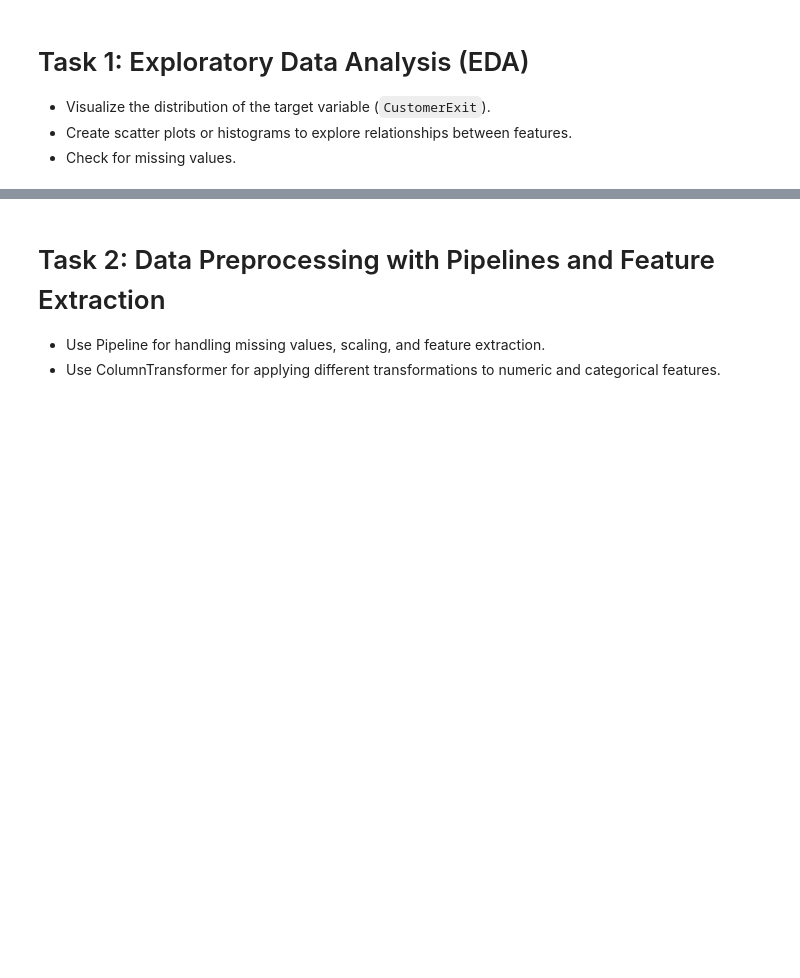
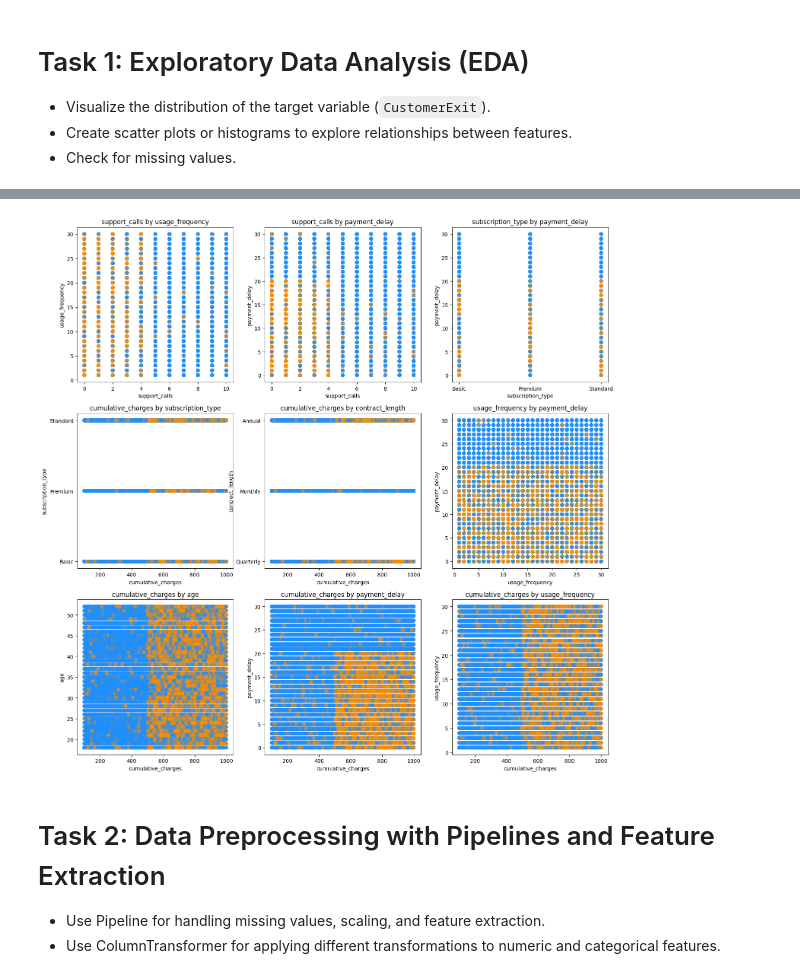
Before and after one commit to Abel-Lagonell/Machine_Learning, a Jupyter notebook: Project_2_Classification_Models.ipynb, the cells around one changed output, grey strips where cells are left out. Drawn from its saved outputs; the diff is of its cells as text; code cells hidden in the pictures; blank space fills up the shorter version.

```diff
--- a/Project_2_Classification_Models.ipynb
+++ b/Project_2_Classification_Models.ipynb
@@ -29,0 +129,12 @@ Please save your Google Colab project as FirstName_LastName_Project2.ipynb and s
+# %%
+def plot_dual_scatter(data, x_column, y_column, category_column, ax=None):
+    # Get or create axis
+    if ax is None:
+        _, ax = plt.subplots(figsize=(12, 6))
+
+    ax.scatter(data[x_column], data[y_column], c=data[category_column], cmap=matplotlib.colors.LinearSegmentedColormap.from_list("", ["darkorange","dodgerblue"]), alpha=0.6)
+    ax.set_xlabel(x_column)
+    ax.set_ylabel(y_column)
+    ax.set_title(f'{x_column} by {y_column}')
+
+    return ax
@@ -30,3 +153,18 @@ Please save your Google Colab project as FirstName_LastName_Project2.ipynb and s
+# %%
+fig, axes = plt.subplots(figsize=(18,18), ncols=3, nrows=3)
+axes = axes.flatten()
+plot_dual_scatter(df, 'support_calls', 'usage_frequency', 'customer_exit', ax=axes[0])
+plot_dual_scatter(df, 'support_calls', 'payment_delay', 'customer_exit', ax=axes[1])
+plot_dual_scatter(df, 'subscription_type', 'payment_delay', 'customer_exit', ax=axes[2])
+plot_dual_scatter(df, 'cumulative_charges', 'subscription_type', 'customer_exit', ax=axes[3])
+plot_dual_scatter(df, 'cumulative_charges', 'contract_length', 'customer_exit', ax=axes[4])
+plot_dual_scatter(df, 'usage_frequency', 'payment_delay', 'customer_exit', ax=axes[5])
+plot_dual_scatter(df, 'cumulative_charges', 'age', 'customer_exit', ax=axes[6])
+plot_dual_scatter(df, 'cumulative_charges', 'payment_delay', 'customer_exit', ax=axes[7])
+plot_dual_scatter(df, 'cumulative_charges', 'usage_frequency', 'customer_exit', ax=axes[8])
+plt.show()
+# %% [output]
+[figure, added]
 # %% [markdown]
 # Task 2: Data Preprocessing with Pipelines and Feature Extraction
 * Use Pipeline for handling missing values, scaling, and feature extraction.
```
Also changed, not shown: parts of 11 cells of this notebook, 2 other files.
